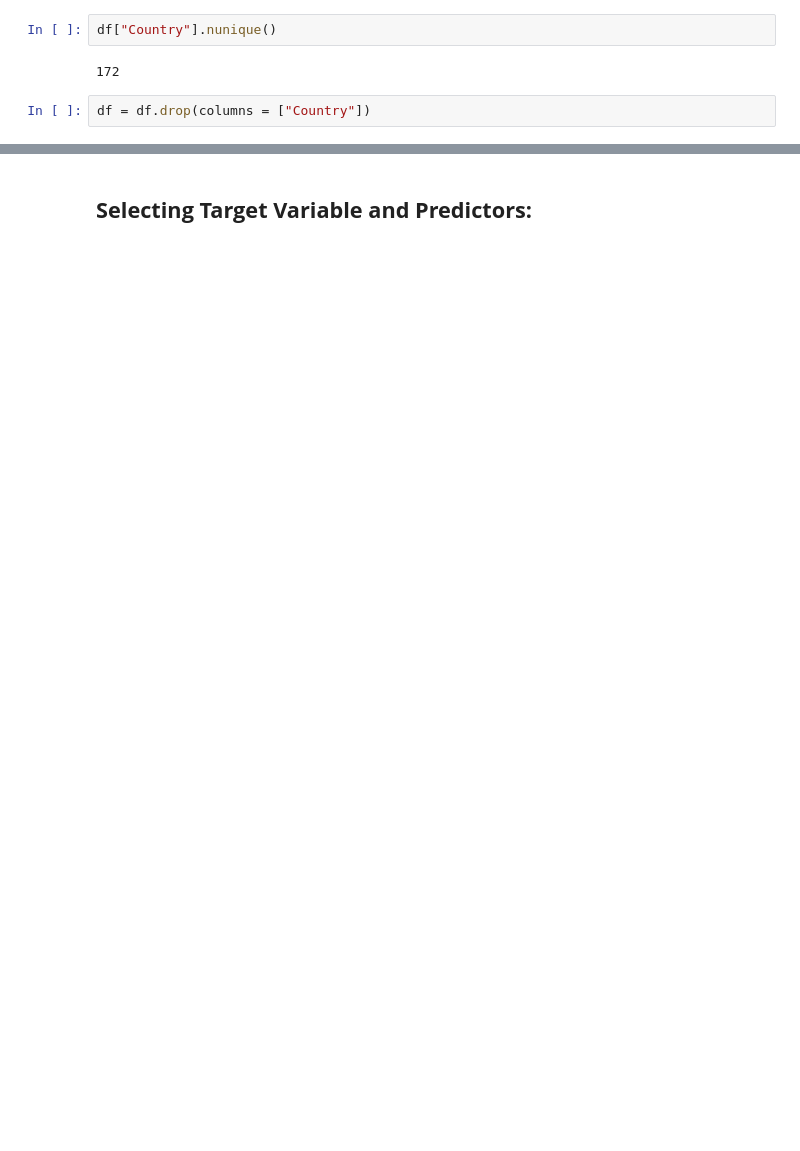
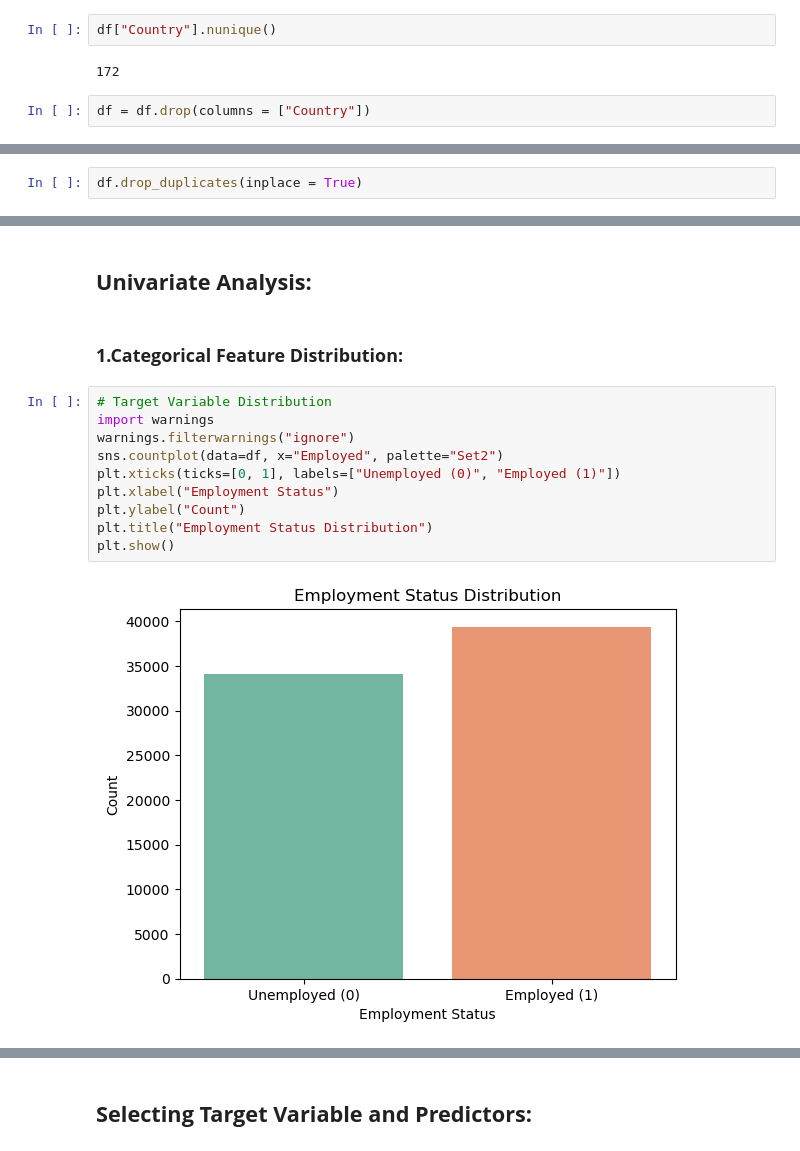
Before and after one commit to Rajenderreddy2003/Employemt-Prediction-App, a Jupyter notebook: Employee_Prediction_Project.ipynb, the cells around one changed output, grey strips where cells are left out. Cells and saved outputs as stored; diff of their text form; blank space fills up the shorter version.

```diff
--- a/Employee_Prediction_Project.ipynb
+++ b/Employee_Prediction_Project.ipynb
@@ -73,0 +84,2 @@ df = df.drop(columns = ["Country"])
+# %%
+df.drop_duplicates(inplace = True)
@@ -73,0 +97,16 @@ df = df.drop(columns = ["Country"])
+# %% [markdown]
+## **Univariate Analysis:**
+# %% [markdown]
+### **1.Categorical Feature Distribution:**
+# %%
+# Target Variable Distribution
+import warnings
+warnings.filterwarnings("ignore")
+sns.countplot(data=df, x="Employed", palette="Set2")
+plt.xticks(ticks=[0, 1], labels=["Unemployed (0)", "Employed (1)"])
+plt.xlabel("Employment Status")
+plt.ylabel("Count")
+plt.title("Employment Status Distribution")
+plt.show()
+# %% [output]
+[figure, added]
```
Also changed, not shown: parts of 33 cells of this notebook, 2 other files.
